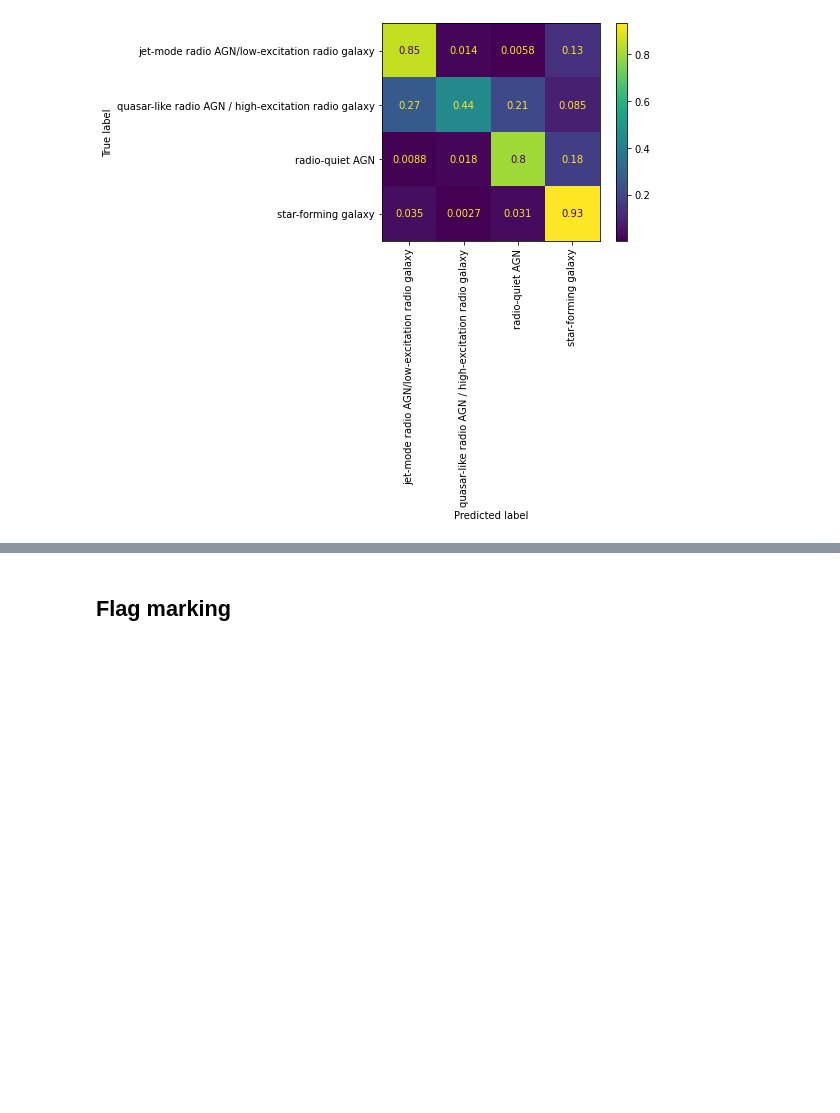
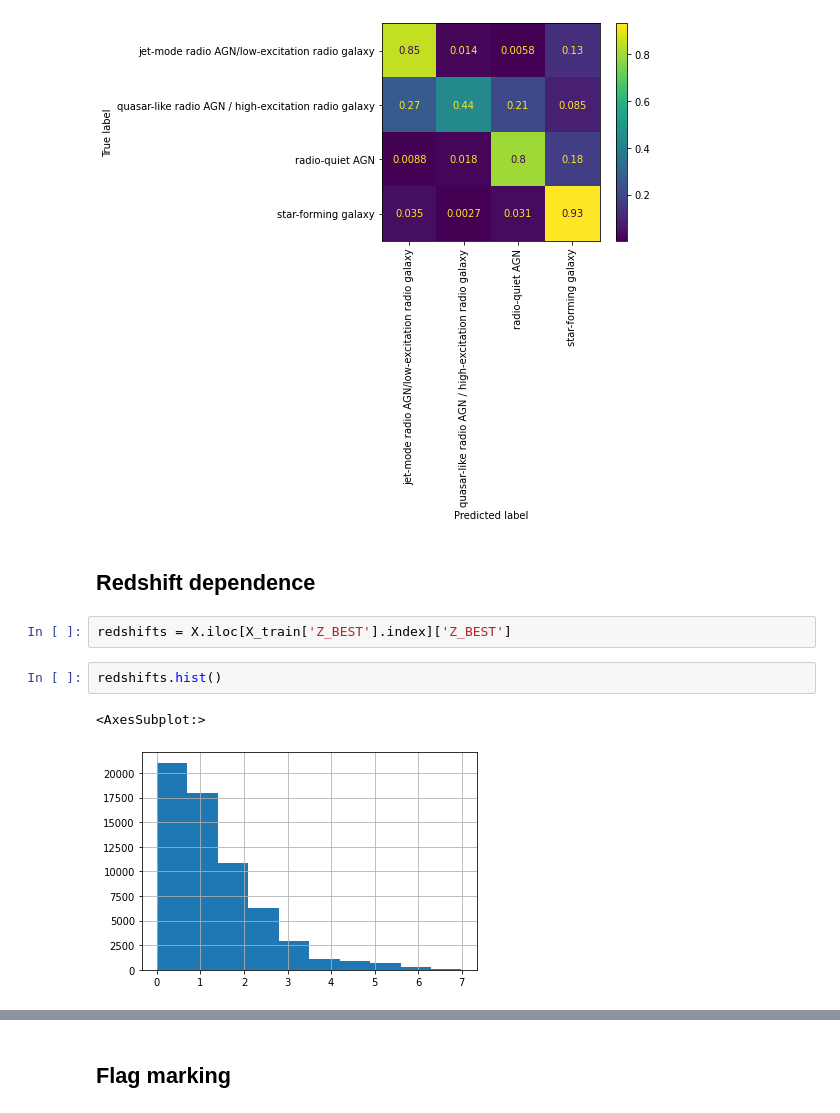
Before and after one commit to jespertjee/LOFAR_ML, a Jupyter notebook: Supervised/Fangyou/Preprocessed_data/Classification_Combined.ipynb, the cells around one changed output, grey strips where cells are left out. Drawn from its saved outputs; the diff is of its cells as text; blank space fills up the shorter version.

Commit message:
Looked at redshift ranges and its effect on accuracy

```diff
--- a/Supervised/Fangyou/Preprocessed_data/Classification_Combined.ipynb
+++ b/Supervised/Fangyou/Preprocessed_data/Classification_Combined.ipynb
@@ -384,3 +384,12 @@ plt.plot()
 # %% [output]
 []
 [figure]
+# %% [markdown]
+## Redshift dependence
+# %%
+redshifts = X.iloc[X_train['Z_BEST'].index]['Z_BEST']
+# %%
+redshifts.hist()
+# %% [output]
+<AxesSubplot:>
+[figure, added]
```
Also changed, not shown: parts of 17 cells of this notebook, 2 other files.
